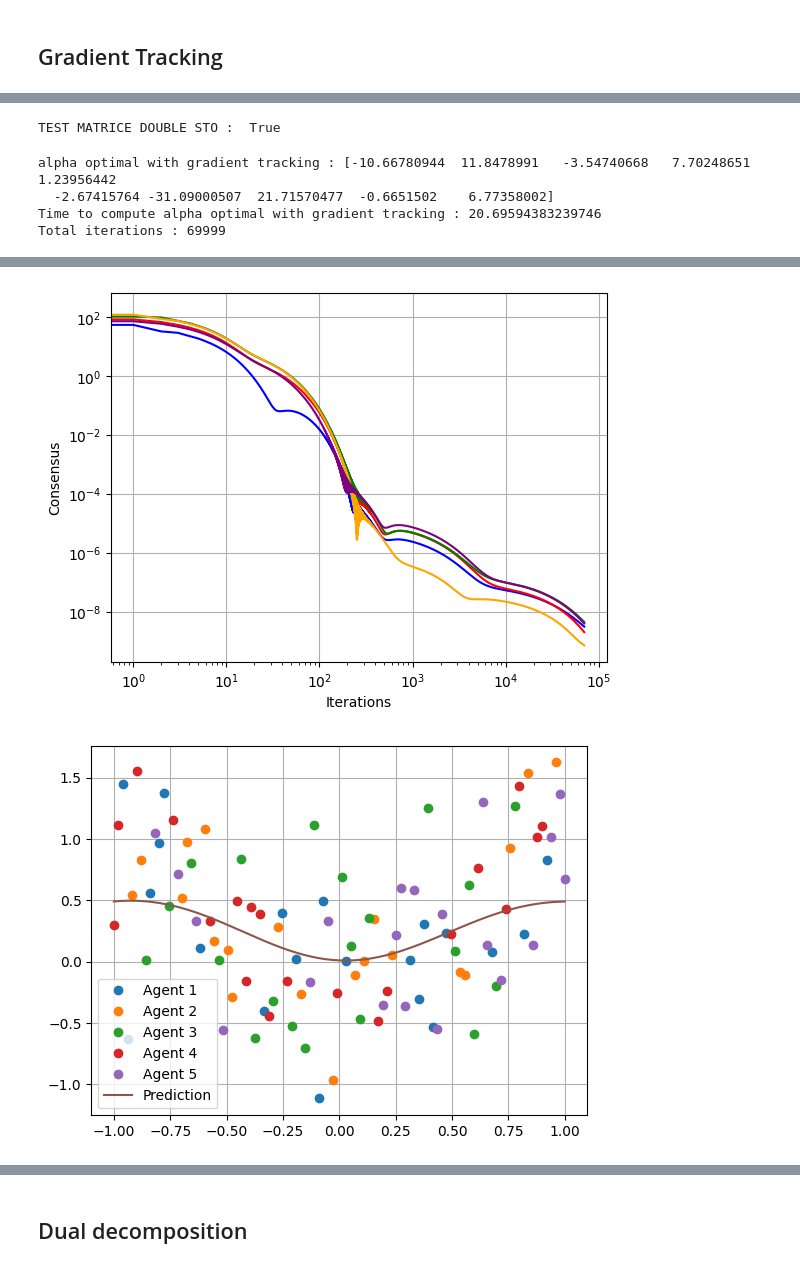
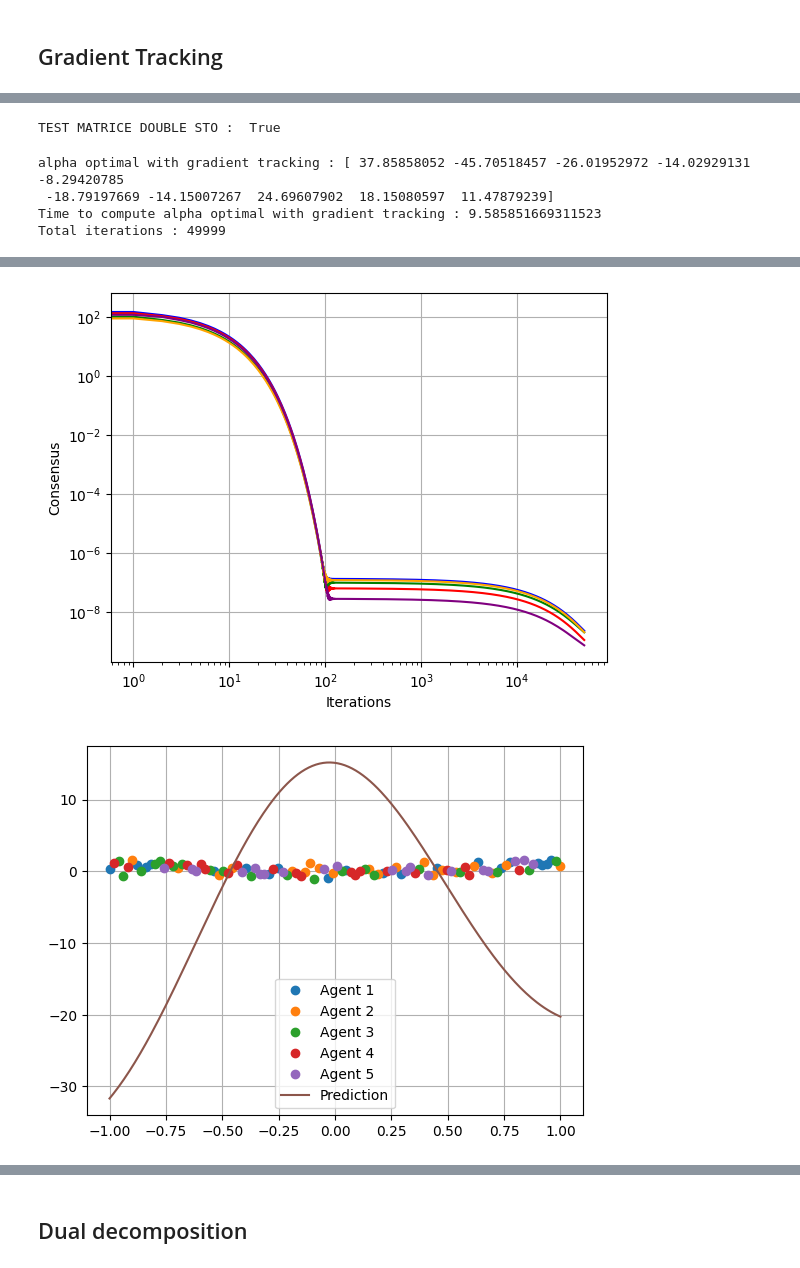
Before and after one commit to slimane-el/Cooperative_optimization, a Jupyter notebook: analysis.ipynb, the cells around one changed output, grey strips where cells are left out. Saved outputs shown, nothing was run; the diff lists cells and outputs as text; code cells hidden in the pictures.

```diff
--- a/analysis.ipynb
+++ b/analysis.ipynb
@@ -10,7 +9,7 @@ import time
 # Generate the data
 a = 5
 n = 100
-m = 10
+m = int(np.floor(np.sqrt(n)))
 agent_x, agent_y, x_selected, y_selected, selected_points, selected_points_agents, K, x, y = get_agents_from_pickle(
     'first_database.pkl', a, n, m)
 print(f'Nb agents : {a}')
@@ -191,8 +128,8 @@ print(f'alpha optimal : {alpha_optim}\n')
 
 # Compute the alpha optimal with the gradient tracking algorithm
 print("Compute the alpha optimal with the gradient tracking algorithm....")
-lr = 0.0001
-max_iter = 70000
+lr = 0.000001
+max_iter = 50000
 
 # create the weight matrix
 ind = [(0,1), (1,2), (2,3), (3,4), (4,0)]
@@ -226,7 +163,7 @@ Compute the alpha optimal with the gradient tracking algorithm....
  [0.5 0.  0.  0.5 0. ]]
 [figure]
 TEST MATRICE DOUBLE STO :  True
-alpha optimal with gradient tracking : [-10.66780944  11.8478991   -3.54740668   7.70248651   1.23956442
-  -2.67415764 -31.09000507  21.71570477  -0.6651502    6.77358002]
-Time to compute alpha optimal with gradient tracking : 20.69594383239746
-Total iterations : 69999
+alpha optimal with gradient tracking : [ 37.85858052 -45.70518457 -26.01952972 -14.02929131  -8.29420785
+ -18.79197669 -14.15007267  24.69607902  18.15080597  11.47879239]
+Time to compute alpha optimal with gradient tracking : 9.585851669311523
+Total iterations : 49999
@@ -234,5 +171,5 @@ Total iterations : 69999
-[figure, old version]
+[figure, new version]
-[figure, old version]
+[figure, new version]
 # %%
 # Compute the alpha optimal
 print("Compute the alpha optimal....")
```
Also changed, not shown: parts of 12 cells of this notebook, 1 other file.
